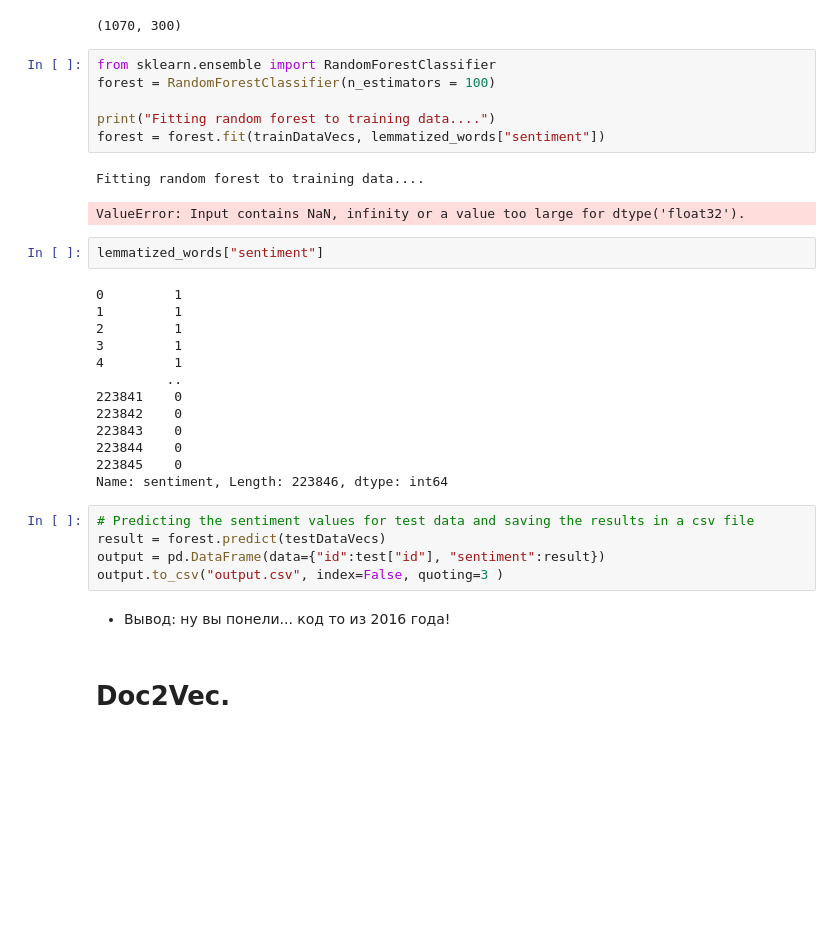
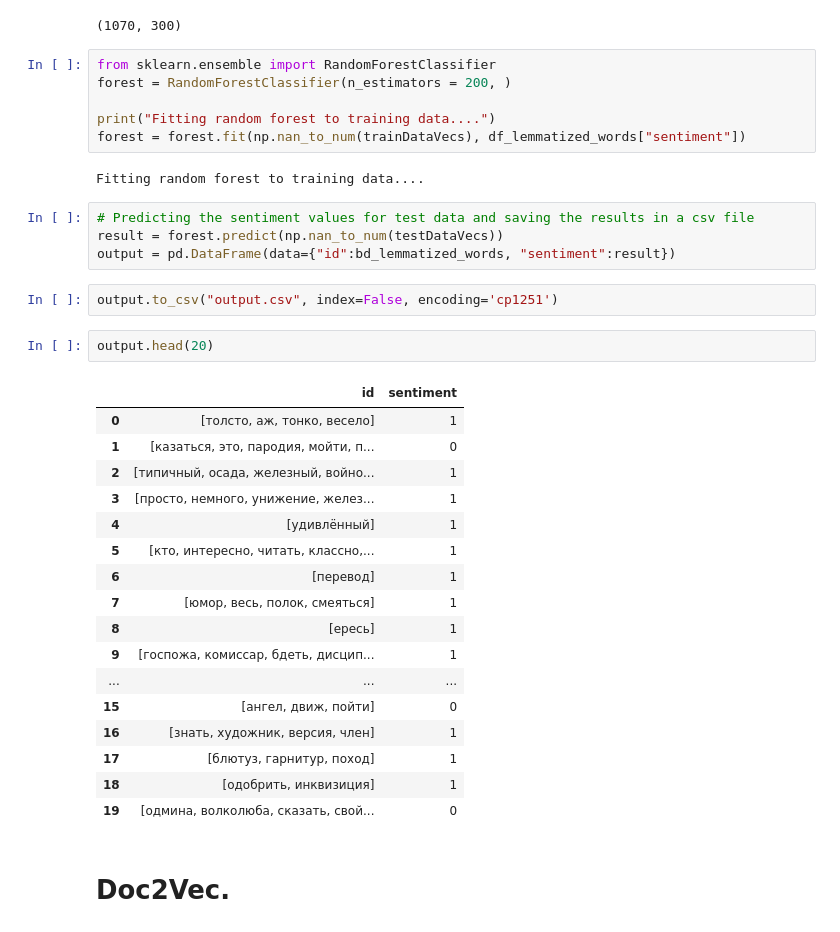
Before and after one commit to sh1n0b1n0m0n0/vk_parser, a Jupyter notebook: VK_Sentimental_Analysis.ipynb, the cells around one changed output. Saved outputs shown, nothing was run; the diff lists cells and outputs as text; blank space fills up the shorter version.

Commit message:
random forest зафитился и выдал нам небесную ману!

```diff
--- a/VK_Sentimental_Analysis.ipynb
+++ b/VK_Sentimental_Analysis.ipynb
@@ -519,35 +514,38 @@ testDataVecs.shape
 (1070, 300)
 # %%
 from sklearn.ensemble import RandomForestClassifier
-forest = RandomForestClassifier(n_estimators = 100)
+forest = RandomForestClassifier(n_estimators = 200, )
 
 print("Fitting random forest to training data....")
-forest = forest.fit(trainDataVecs, lemmatized_words["sentiment"])
+forest = forest.fit(np.nan_to_num(trainDataVecs), df_lemmatized_words["sentiment"])
 # %% [output]
 Fitting random forest to training data....
-ValueError: Input contains NaN, infinity or a value too large for dtype('float32').
-# %%
-lemmatized_words["sentiment"]
-# %% [output]
-0         1
-1         1
-2         1
-3         1
-4         1
-         ..
-223841    0
-223842    0
-223843    0
-223844    0
-223845    0
-Name: sentiment, Length: 223846, dtype: int64
 # %%
 # Predicting the sentiment values for test data and saving the results in a csv file
-result = forest.predict(testDataVecs)
-output = pd.DataFrame(data={"id":test["id"], "sentiment":result})
-output.to_csv("output.csv", index=False, quoting=3 )
+result = forest.predict(np.nan_to_num(testDataVecs))
+output = pd.DataFrame(data={"id":bd_lemmatized_words, "sentiment":result})
-# %% [markdown]
-- Вывод: ну вы понели... код то из 2016 года!
+# %%
+output.to_csv("output.csv", index=False, encoding='cp1251')
+# %%
+output.head(20)
+# %% [output]
+|  | id | sentiment |
+| 0 | [толсто, аж, тонко, весело] | 1 |
+| 1 | [казаться, это, пародия, мойти, п... | 0 |
+| 2 | [типичный, осада, железный, войно... | 1 |
+| 3 | [просто, немного, унижение, желез... | 1 |
+| 4 | [удивлённый] | 1 |
+| 5 | [кто, интересно, читать, классно,... | 1 |
+| 6 | [перевод] | 1 |
+| 7 | [юмор, весь, полок, смеяться] | 1 |
+| 8 | [ересь] | 1 |
+| 9 | [госпожа, комиссар, бдеть, дисцип... | 1 |
+| ... | ... | ... |
+| 15 | [ангел, движ, пойти] | 0 |
+| 16 | [знать, художник, версия, член] | 1 |
+| 17 | [блютуз, гарнитур, поход] | 1 |
+| 18 | [одобрить, инквизиция] | 1 |
+| 19 | [одмина, волколюба, сказать, свой... | 0 |
 # %% [markdown]
 # Doc2Vec.
 # %%
```
Also changed, not shown: parts of 1 cell of this notebook, 1 other file.
